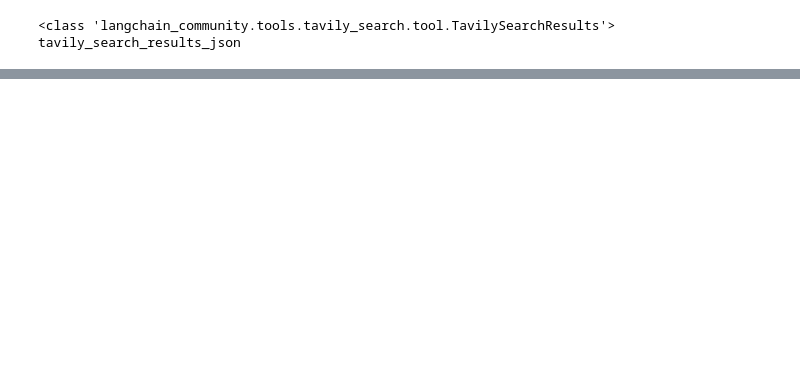
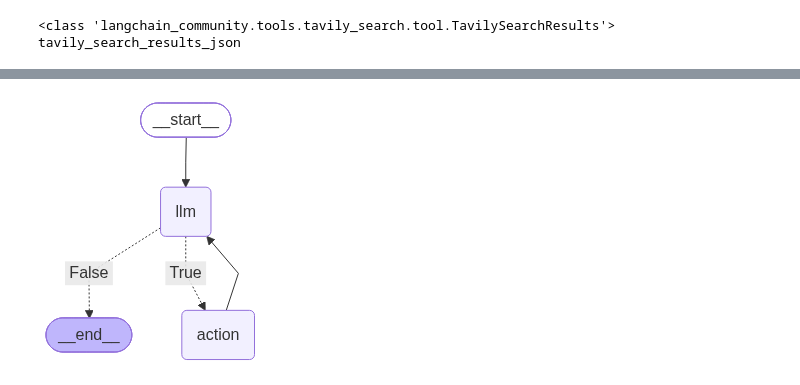
Before and after one commit to CariBosio/Multiagentes_Langgraph, a Jupyter notebook: Clase_02_Componentes.ipynb, the cells around one changed output, grey strips where cells are left out. Drawn from its saved outputs; the diff is of its cells as text; code cells hidden in the pictures; blank space fills up the shorter version.

Commit message:
refactor: implement Agent class for modular graph definition and update Tavily import paths

```diff
--- a/Clase_02_Componentes.ipynb
+++ b/Clase_02_Componentes.ipynb
@@ -45,0 +105,10 @@ tavily_search_results_json
+# %%
+prompt = """Eres un asistente de investigación inteligente. Utiliza el motor de búsqueda para buscar información. \
+Tienes permiso para realizar múltiples consultas (ya sea de forma conjunta o secuencial). \
+Busca información únicamente cuando tengas claro lo que deseas. \
+Si necesitas investigar alguna información antes de hacer una pregunta de seguimiento, ¡tienes permiso para hacerlo!
+"""
+
+model = ChatGoogleGenerativeAI(model="gemini-3.1-flash-lite", temperature=0)
+
+abot = Agent(model, [tool], system=prompt)
@@ -45,0 +136,12 @@ tavily_search_results_json
+# %%
+from IPython.display import Image, display
+
+try:
+    image_data = abot.graph.get_graph().draw_mermaid_png()
+    display(Image(data=image_data))
+except Exception as e:
+    print(f"Error al tratar generar el PNG de Mermaid: {e}")
+    print("\nVerifique que la versión de LangGraph posee el método `.draw_mermaid_png()`.")
+    print("Como alternativa, use `.draw_mermaid()` para obtener la string y visualizarla externamente.")
+# %% [output]
+[figure, added]
```
Also changed, not shown: parts of 15 cells of this notebook, 1 other file.
